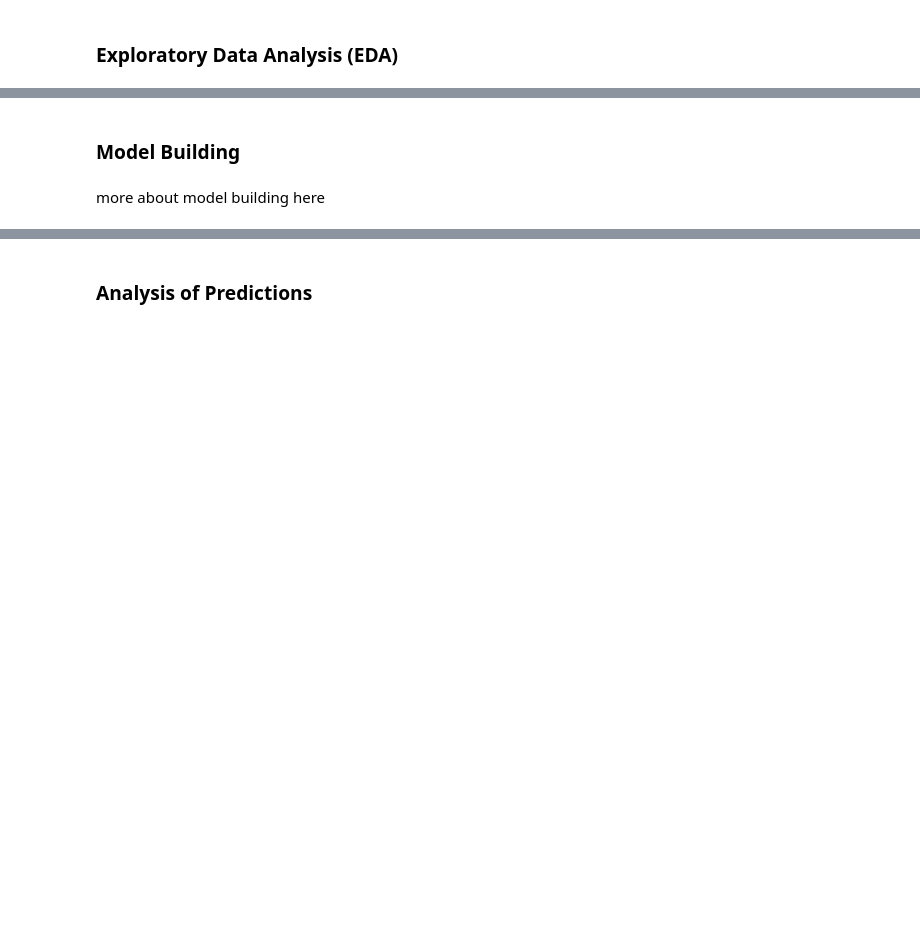
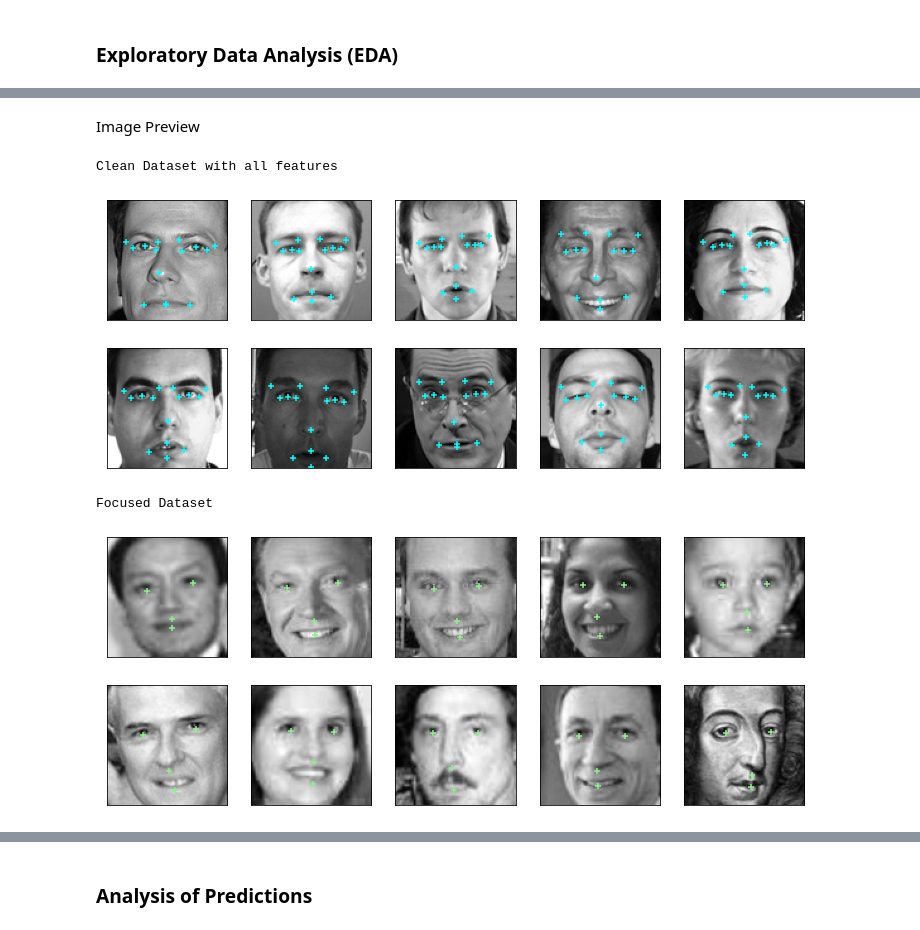
Before and after one commit to esun74/mobile-cv, a Jupyter notebook: nn_model/generate.ipynb, the cells around one changed output, grey strips where cells are left out. Drawn from its saved outputs; the diff is of its cells as text; code cells hidden in the pictures; blank space fills up the shorter version.

```diff
--- a/nn_model/generate.ipynb
+++ b/nn_model/generate.ipynb
@@ -81,19 +114,25 @@ format_string_into_list(train_no_na, 'Image')
+# %% [markdown]
+Image Preview
 # %%
 # Show faces
-def show_faces(target, height, width):
+def show_faces(target, height, width, color='red'):
 	random_indexes = np.random.default_rng().choice(target.index, width * height, False)
 	fig = plt.figure(figsize=(width * 2.5, height * 2.5))
 	for i in range(width * height):
 		fig.add_subplot(height, width, i + 1)
 		plt.imshow(target.at[random_indexes[i], 'image_data'].reshape(96, 96), cmap='gray')
 		keypoints = target.iloc[random_indexes[i], :~1].to_numpy()
-		plt.scatter(keypoints[0::2], keypoints[1::2], marker='+')
+		plt.scatter(keypoints[0::2], keypoints[1::2], c=color, marker='+')
 		plt.xticks([])
 		plt.yticks([])
 	plt.show()
 
-show_faces(train_no_na, 3, 5)
+print('Clean Dataset with all features')
+show_faces(train_no_na, 2, 5, 'cyan')
+print('Focused Dataset')
+show_faces(train_less_features, 2, 5, 'lightgreen')
+# %% [output]
+Clean Dataset with all features
+[figure, added]
+Focused Dataset
+[figure, added]
-# %% [markdown]
-### Model Building
-# %% [markdown]
-more about model building here
```
Also changed, not shown: parts of 20 cells of this notebook, 3 other files.
